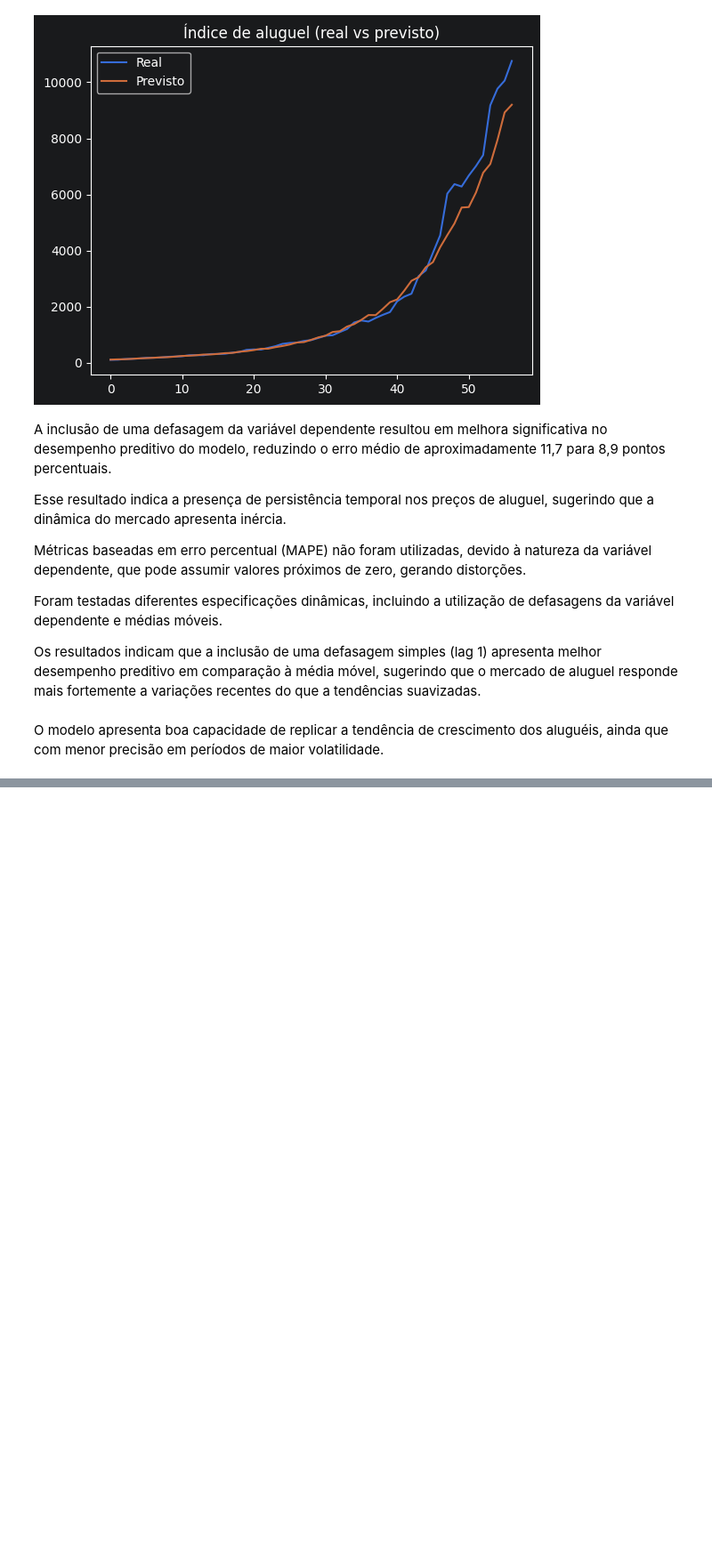
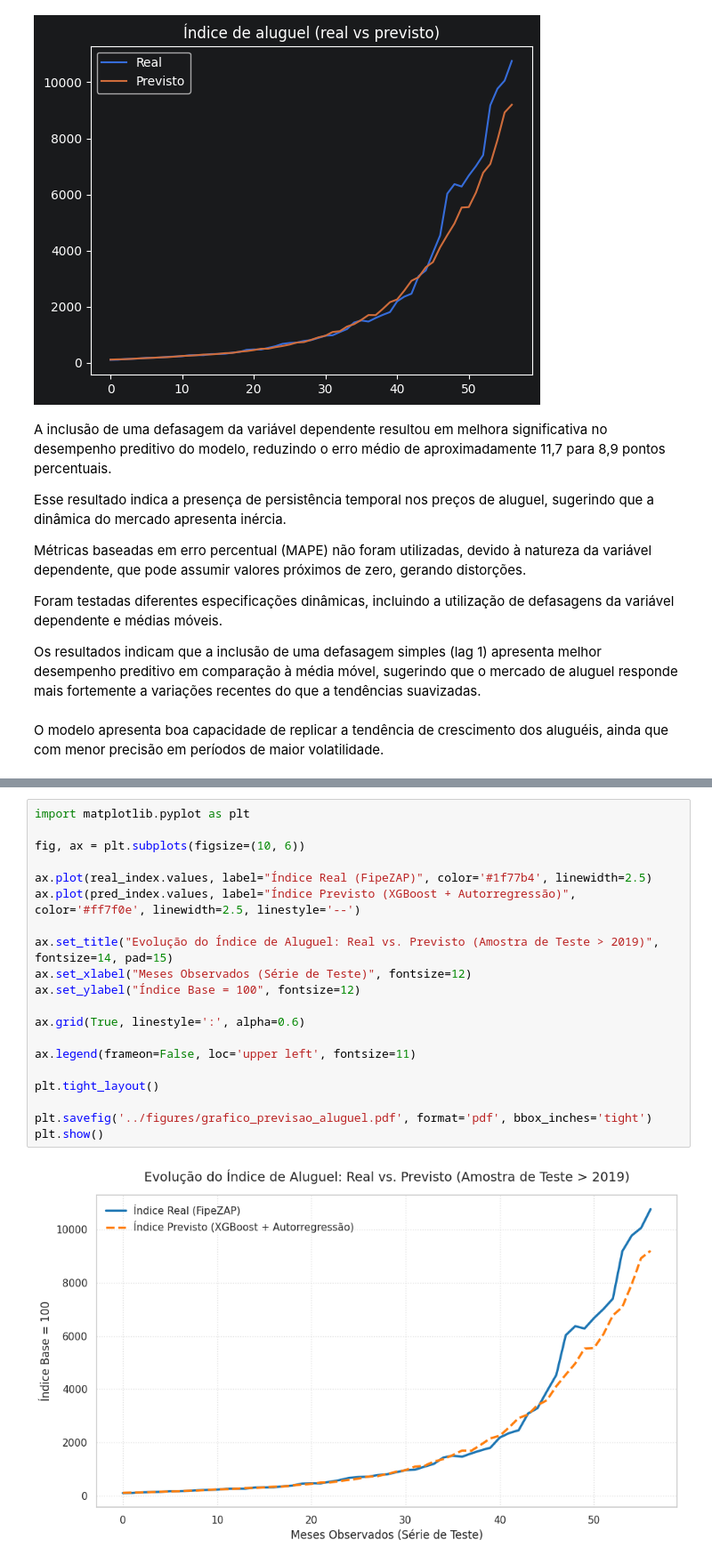
Before and after one commit to gustavoSutil/tcc-migracao-e-inflacao, a Jupyter notebook: notebooks/migracao_regional_e_alugueis.ipynb, the cells around one changed output, grey strips where cells are left out. Shown at 89% size. Cells and saved outputs as stored; diff of their text form; blank space fills up the shorter version.

```diff
--- a/notebooks/migracao_regional_e_alugueis.ipynb
+++ b/notebooks/migracao_regional_e_alugueis.ipynb
@@ -1500,0 +1618,22 @@ XGBoost + Optuna: 0.006904226647525723
+# %%
+import matplotlib.pyplot as plt
+
+fig, ax = plt.subplots(figsize=(10, 6))
+
+ax.plot(real_index.values, label="Índice Real (FipeZAP)", color='#1f77b4', linewidth=2.5)
+ax.plot(pred_index.values, label="Índice Previsto (XGBoost + Autorregressão)", color='#ff7f0e', linewidth=2.5, linestyle='--')
+
+ax.set_title("Evolução do Índice de Aluguel: Real vs. Previsto (Amostra de Teste > 2019)", fontsize=14, pad=15)
+ax.set_xlabel("Meses Observados (Série de Teste)", fontsize=12)
+ax.set_ylabel("Índice Base = 100", fontsize=12)
+
+ax.grid(True, linestyle=':', alpha=0.6)
+
+ax.legend(frameon=False, loc='upper left', fontsize=11)
+
+plt.tight_layout()
+
+plt.savefig('../figures/grafico_previsao_aluguel.pdf', format='pdf', bbox_inches='tight')
+plt.show()
+# %% [output]
+[figure, added]
```
Also changed, not shown: parts of 17 cells of this notebook, 4 other files.
